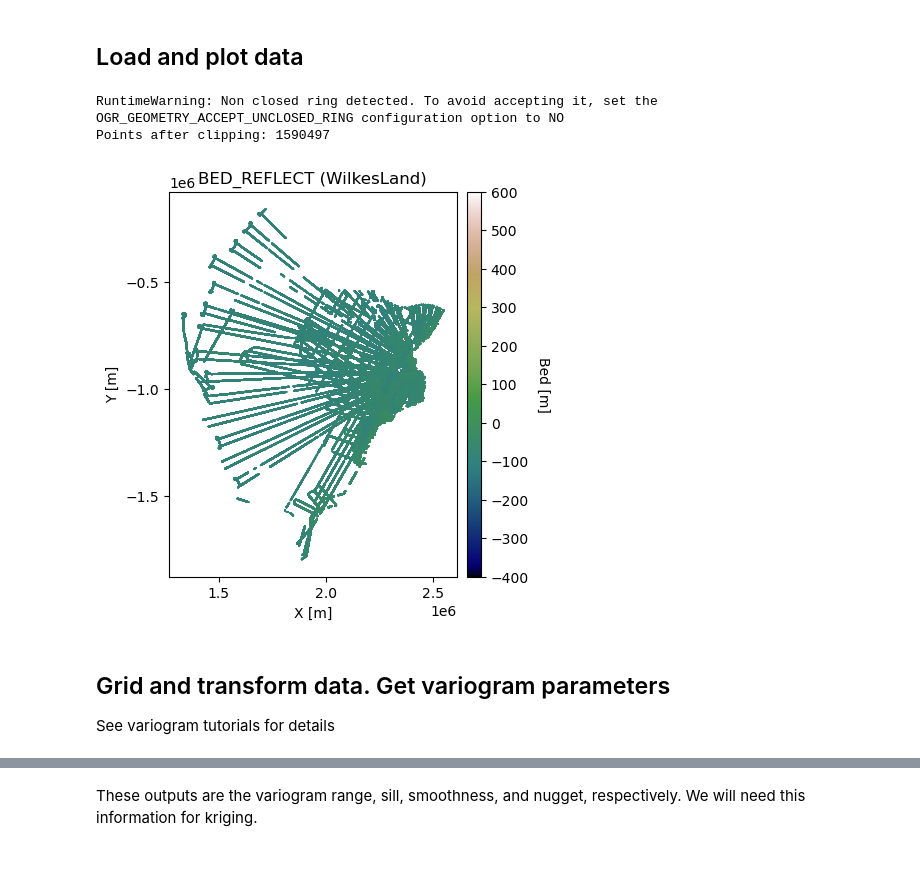
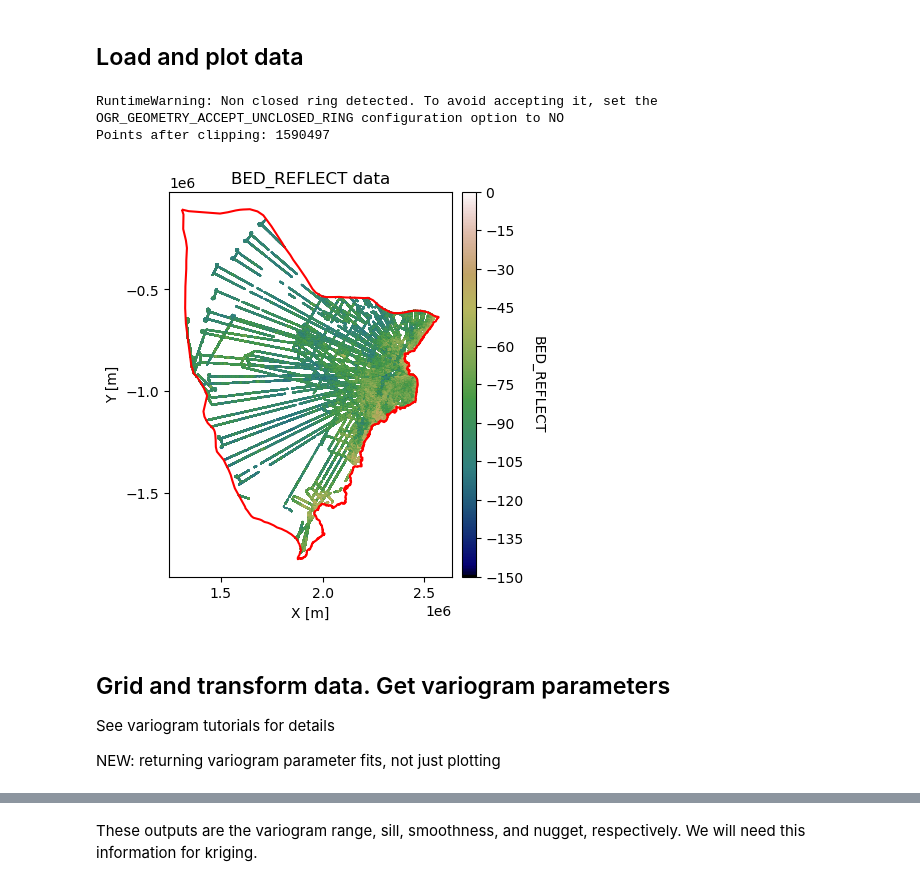
Before and after one commit to elizadawson/gstatsimbook, a Jupyter notebook: 3_Simple_kriging_and_ordinary_kriging.ipynb, the cells around one changed output, grey strips where cells are left out. Cells and saved outputs as stored; diff of their text form; code cells hidden in the pictures.

```diff
--- a/3_Simple_kriging_and_ordinary_kriging.ipynb
+++ b/3_Simple_kriging_and_ordinary_kriging.ipynb
@@ -34,24 +34,45 @@ from plot_utils import splot2D, mplot1, mplot2_std
 # %%
 # load data and clip to WilkesLand
 gdf = gpd.read_parquet("data/icethk_all.parquet")
 
 wilkes = pyogrio.read_dataframe("data/WilkesLand/WilkesLand.shp", force_2d=True, on_invalid="fix")
 wilkes["geometry"] = wilkes.geometry.apply(shp_make_valid)
 wilkes = wilkes.set_crs("EPSG:3031").to_crs(gdf.crs)
 
 gdf = gpd.clip(gdf, wilkes)
 gdf = gdf.dropna()
 print(f"Points after clipping: {len(gdf)}")
 
-splot2D(df=gdf, title='BED_REFLECT (WilkesLand)', c='BED_REFLECT')
+# plot the clipped data
+field = 'BED_REFLECT'
+vmin = -150; vmax = 0
+
+fig, ax = plt.subplots(figsize=(5, 5))
+im = ax.scatter(gdf['X'], gdf['Y'], c=gdf[field], vmin=vmin, vmax=vmax,
+                marker='.', s=0.5, cmap='gist_earth')
+wilkes.boundary.plot(ax=ax, color='red', linewidth=1.5)
+plt.title(f'{field} data')
+plt.xlabel('X [m]'); plt.ylabel('Y [m]')
+plt.locator_params(nbins=5)
+plt.axis('scaled')
+
+# make colorbar
+from mpl_toolkits.axes_grid1 import make_axes_locatable
+divider = make_axes_locatable(ax)
+cax = divider.append_axes('right', size='5%', pad=0.1)
+cbar = plt.colorbar(im, ticks=np.linspace(vmin, vmax, 11), cax=cax)
+cbar.set_label(field, rotation=270, labelpad=15)
+plt.show()
 # %% [output]
 RuntimeWarning: Non closed ring detected. To avoid accepting it, set the OGR_GEOMETRY_ACCEPT_UNCLOSED_RING configuration option to NO
 Points after clipping: 1590497
-[figure, old version]
+[figure, new version]
 # %% [markdown]
 ## Grid and transform data. Get variogram parameters
 
 See variogram tutorials for details
+
+NEW: returning variogram parameter fits, not just plotting
 # %%
 # --- Fit variogram on 1% sample (fast) ---
 df_sample = gdf.sample(frac=0.01, random_state=42)
```
Also changed, not shown: parts of 16 cells of this notebook.
